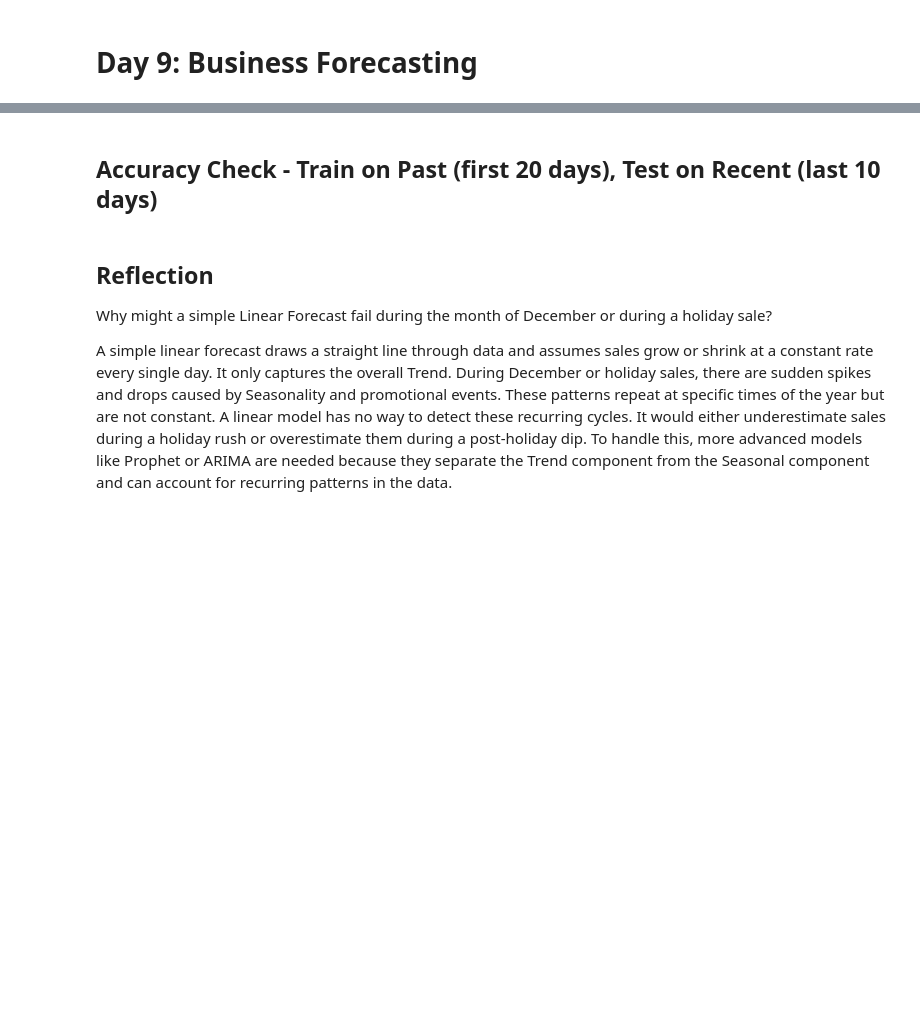
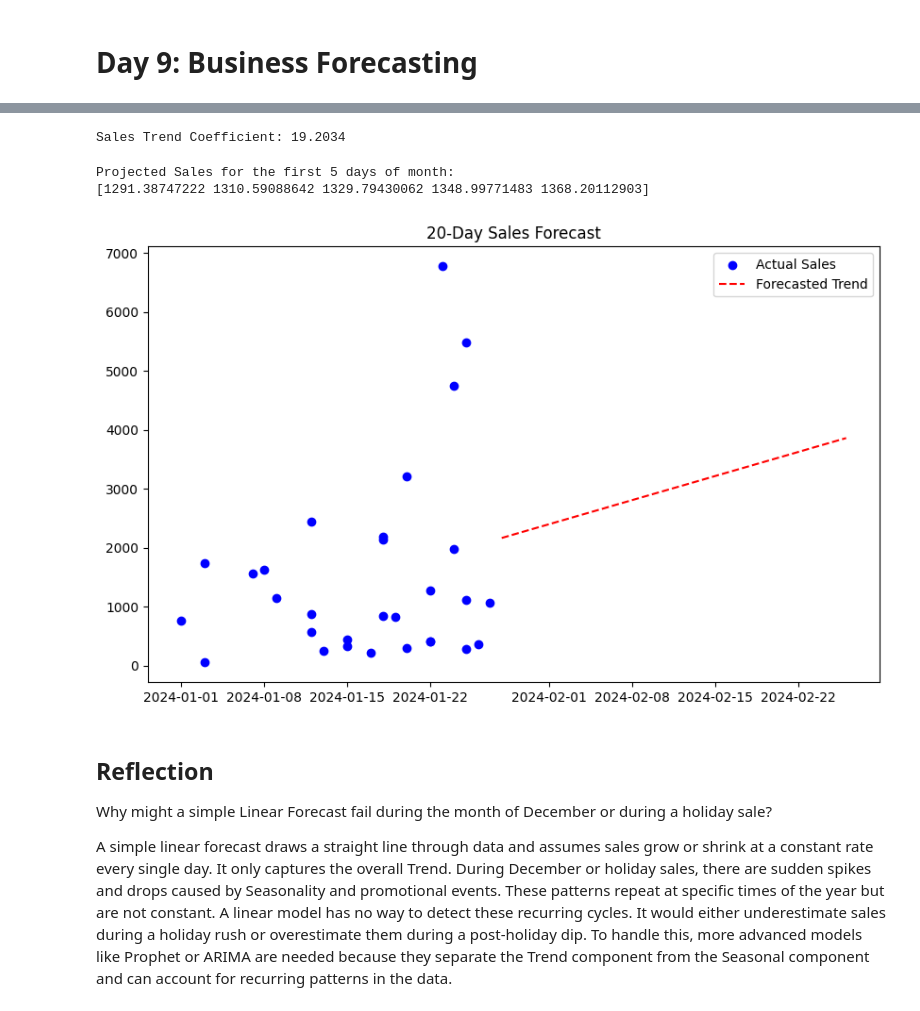
Before and after one commit to tharun28-ch/data-analytics, a Jupyter notebook: DAY9/docs/day9_forecasting.ipynb, the cells around one changed output, grey strips where cells are left out. Saved outputs shown, nothing was run; the diff lists cells and outputs as text; code cells hidden in the pictures; blank space fills up the shorter version.

```diff
--- a/DAY9/docs/day9_forecasting.ipynb
+++ b/DAY9/docs/day9_forecasting.ipynb
@@ -7,7 +32,7 @@ import datetime as dt
 from sklearn.linear_model import LinearRegression
 import matplotlib.pyplot as plt
 # %%
-df = pd.read_csv("../data/sales_cleaned.csv")
+df = pd.read_csv("../data/sales_cleaned copy.csv")
 df['Date'] = pd.to_datetime(df['Date'])
 df['Date_Ordinal'] = df['Date'].map(dt.datetime.toordinal)
 df.head()
@@ -14,15 +46,9 @@ df.head()
-# %% [markdown]
-## Accuracy Check - Train on Past (first 20 days), Test on Recent (last 10 days)
 # %%
-past = df.iloc[:20]
-recent = df.iloc[20:]
-
-X_past = past[['Date_Ordinal']]
-y_past = past['Sales']
-
-X_recent = recent[['Date_Ordinal']]
-y_recent = recent['Sales']
+X = df[['Date_Ordinal']]
+y = df['Sales']
 
 model = LinearRegression()
 model.fit(X_past, y_past)
 print(f"Sales Trend Coefficient: {model.coef_[0]:.4f}")
+# %% [output]
+Sales Trend Coefficient: 19.2034
@@ -39,11 +55,27 @@ print(comparison.to_string(index=False))
+# %%
+last_date = df['Date_Ordinal'].max()
+future_dates = np.array(range(last_date + 1, last_date + 31)).reshape(-1, 1)
+
+# Predict!
+future_preds = model.predict(future_dates)
+print("Projected Sales for the first 5 days of month:")
+print(future_preds[:5])
+# %% [output]
+Projected Sales for the first 5 days of month:
+[1291.38747222 1310.59088642 1329.79430062 1348.99771483 1368.20112903]
 # %%
 plt.figure(figsize=(10, 6))
-plt.scatter(past['Date'], past['Sales'], color='blue', label='Training Data (Past)')
-plt.scatter(recent['Date'], recent['Sales'], color='green', label='Actual (Recent)')
-plt.plot(recent['Date'], recent_preds, color='red', linestyle='--', label='Predicted (Recent)')
-plt.title("Accuracy Check - Past vs Recent")
+plt.scatter(df['Date'], df['Sales'], color='blue', label='Actual Sales')
+
+# Convert future ordinals back to dates for plotting
+future_dates_dt = [dt.datetime.fromordinal(int(d)) for d in future_dates.flatten()]
+plt.plot(future_dates_dt, future_preds, color='red', linestyle='--', label='Forecasted Trend')
+
+plt.title("20-Day Sales Forecast")
 plt.legend()
 plt.show()
+# %% [output]
+[figure, added]
 # %% [markdown]
 ## Reflection
 
```
Also changed, not shown: parts of 4 cells of this notebook, 2 other files.
